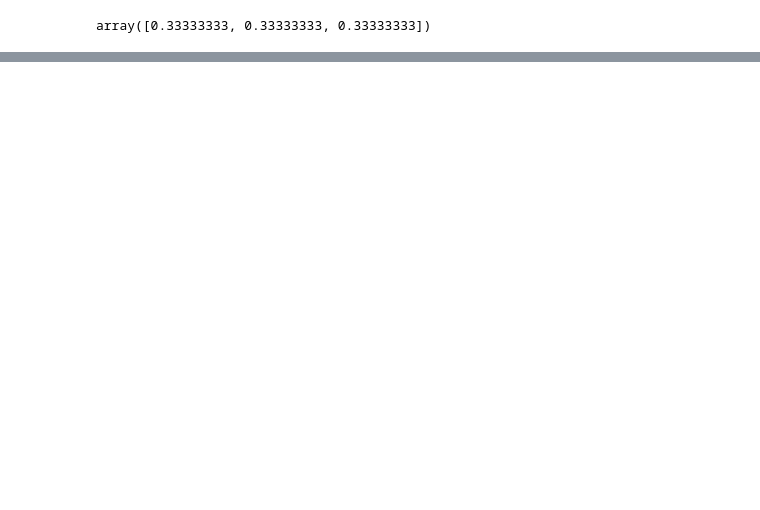
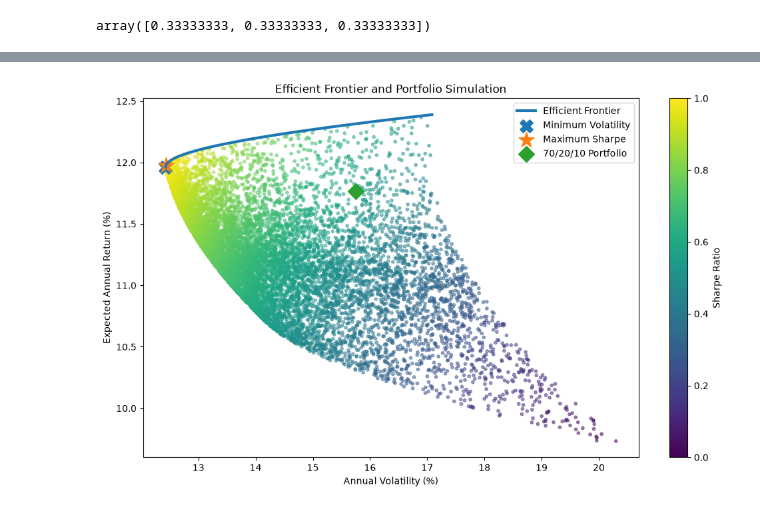
Before and after one commit to Braos16/financial-portfolio-analytics, a Jupyter notebook: notebooks/01_data_exploration.ipynb, the cells around one changed output, grey strips where cells are left out. Saved outputs shown, nothing was run; the diff lists cells and outputs as text; code cells hidden in the pictures; blank space fills up the shorter version.

```diff
--- a/notebooks/01_data_exploration.ipynb
+++ b/notebooks/01_data_exploration.ipynb
@@ -931,0 +1029,13 @@ Sharpe: 0.9742532235268563
+# %%
+for target in target_returns:
+
+    result = minimize_volatility_for_target(target)
+
+    if result.success:
+        frontier_volatilities.append(
+            portfolio_volatility(result.x)
+        )
+
+        frontier_weights.append(
+            result.x
+        )
@@ -931,0 +1141,61 @@ Sharpe: 0.9742532235268563
+# %%
+portfolio_70_20_10_volatility = (
+    portfolio_returns.std() * np.sqrt(252)
+)
+
+portfolio_70_20_10_return = (
+    portfolio_returns.mean() * 252
+)
+
+plt.figure(figsize=(12, 7))
+
+plt.scatter(
+    portfolios["Volatility"] * 100,
+    portfolios["Return"] * 100,
+    c=portfolios["Sharpe"],
+    cmap="viridis",
+    alpha=0.5,
+    s=10
+)
+
+plt.plot(
+    frontier_volatilities * 100,
+    frontier_returns * 100,
+    linewidth=3,
+    label="Efficient Frontier"
+)
+
+plt.scatter(
+    portfolio_volatility(min_vol_weights) * 100,
+    portfolio_return(min_vol_weights) * 100,
+    marker="X",
+    s=200,
+    label="Minimum Volatility"
+)
+
+plt.scatter(
+    max_sharpe_volatility * 100,
+    max_sharpe_return * 100,
+    marker="*",
+    s=300,
+    label="Maximum Sharpe"
+)
+
+plt.scatter(
+    portfolio_70_20_10_volatility * 100,
+    portfolio_70_20_10_return * 100,
+    marker="D",
+    s=150,
+    label="70/20/10 Portfolio"
+)
+
+plt.xlabel("Annual Volatility (%)")
+plt.ylabel("Expected Annual Return (%)")
+plt.title("Efficient Frontier and Portfolio Simulation")
+
+plt.colorbar(label="Sharpe Ratio")
+plt.legend()
+
+plt.show()
+# %% [output]
+[figure, added]
```
Also changed, not shown: parts of 83 cells of this notebook.
